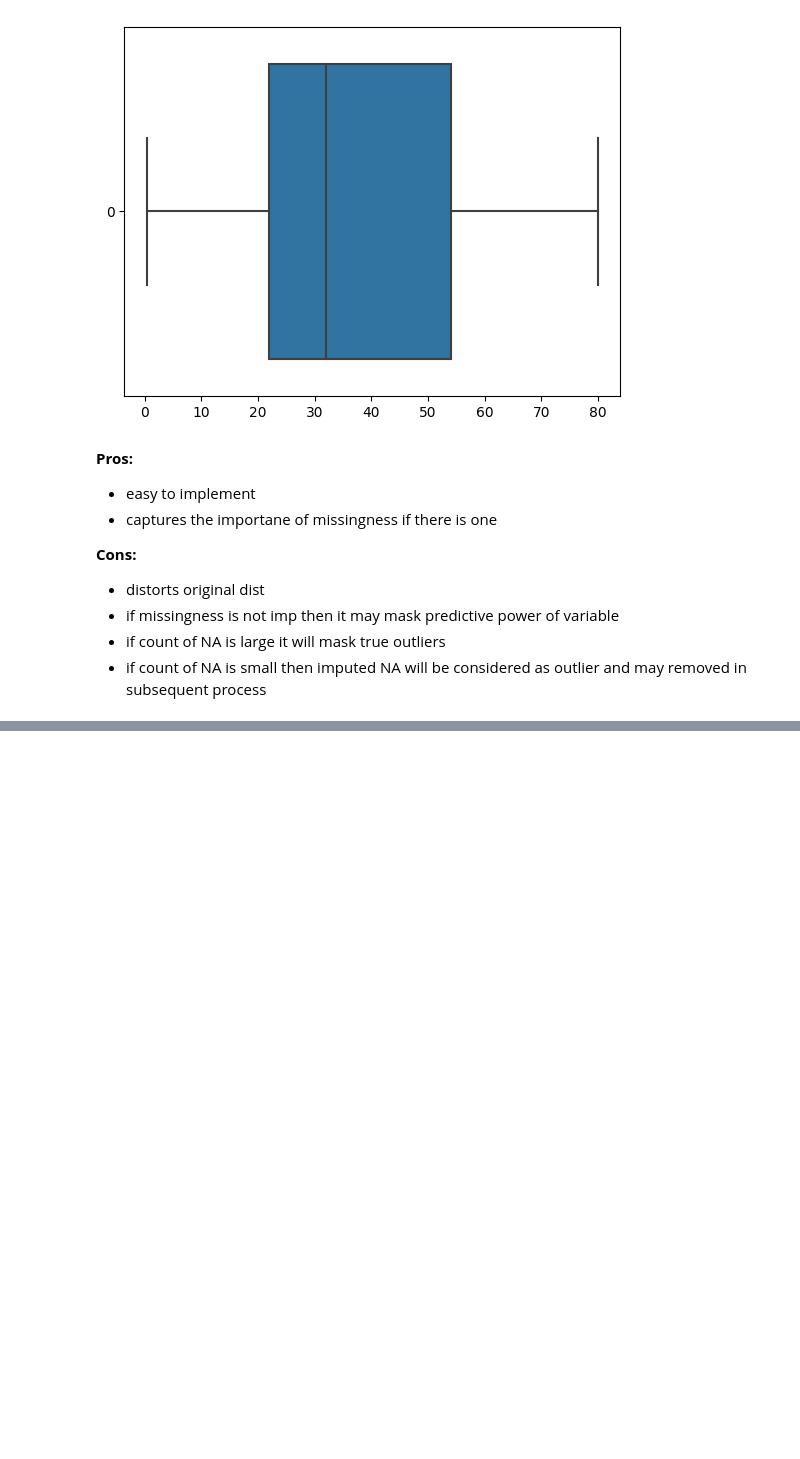
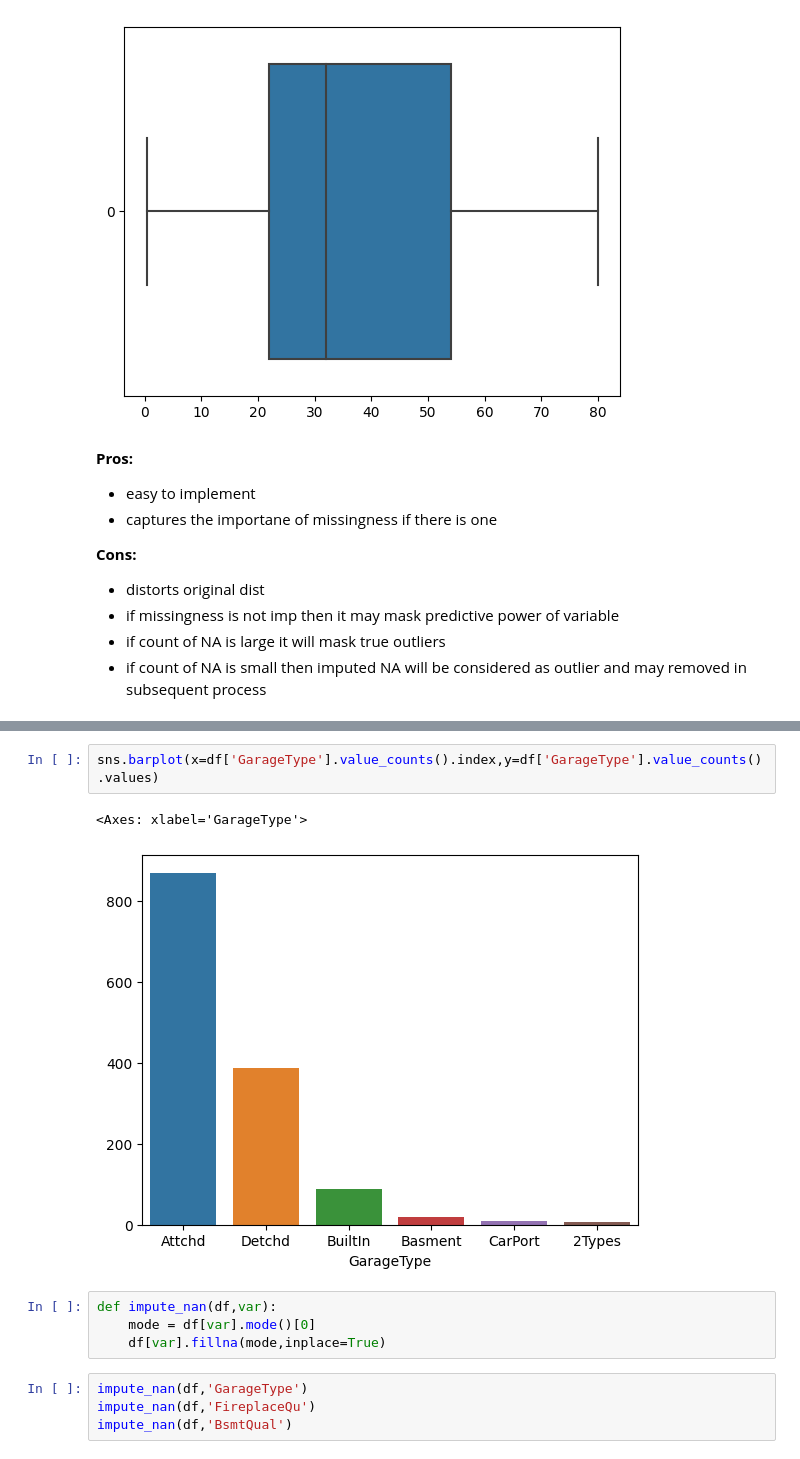
Before and after one commit to ashishyadav2/Data-Science, a Jupyter notebook: Notebooks/handling_missing_values.ipynb, the cells around one changed output, grey strips where cells are left out. Cells and saved outputs as stored; diff of their text form; blank space fills up the shorter version.

```diff
--- a/Notebooks/handling_missing_values.ipynb
+++ b/Notebooks/handling_missing_values.ipynb
@@ -405,0 +478,13 @@ sns.boxplot(df.Age_end_distribution,orient='h')
+# %%
+sns.barplot(x=df['GarageType'].value_counts().index,y=df['GarageType'].value_counts().values)
+# %% [output]
+<Axes: xlabel='GarageType'>
+[figure, added]
+# %%
+def impute_nan(df,var):
+    mode = df[var].mode()[0]
+    df[var].fillna(mode,inplace=True)
+# %%
+impute_nan(df,'GarageType')
+impute_nan(df,'FireplaceQu')
+impute_nan(df,'BsmtQual')
```
Also changed, not shown: parts of 104 cells of this notebook, 1 other file.
